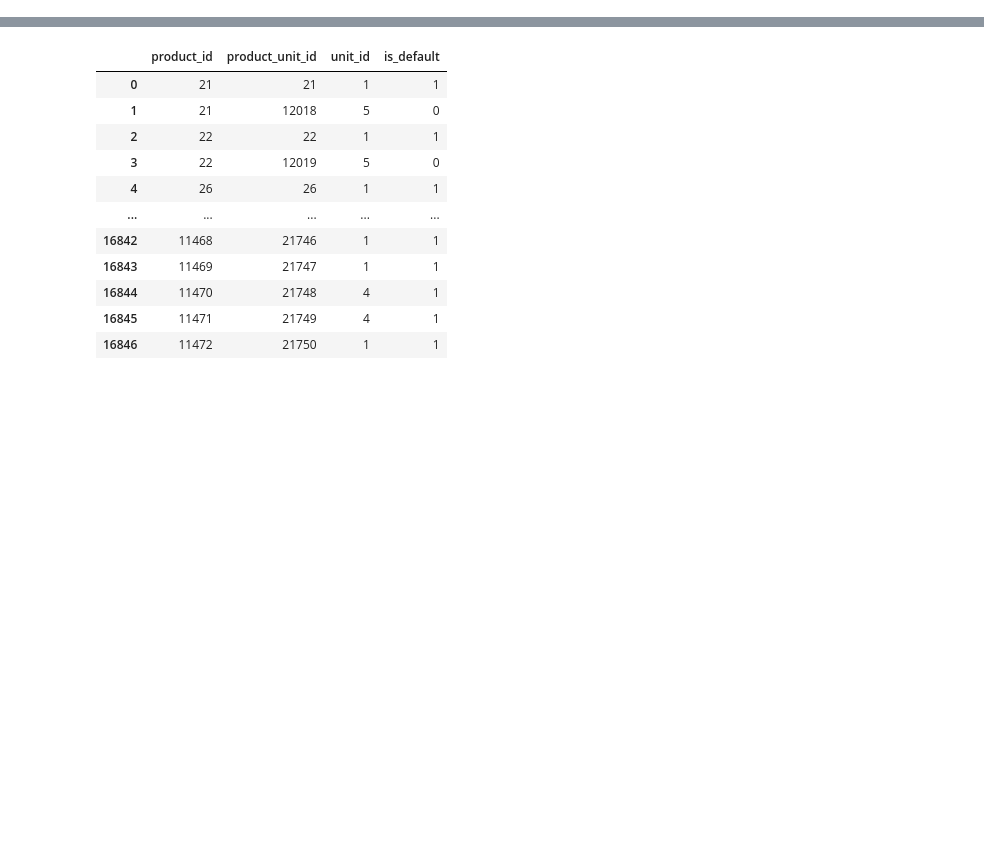
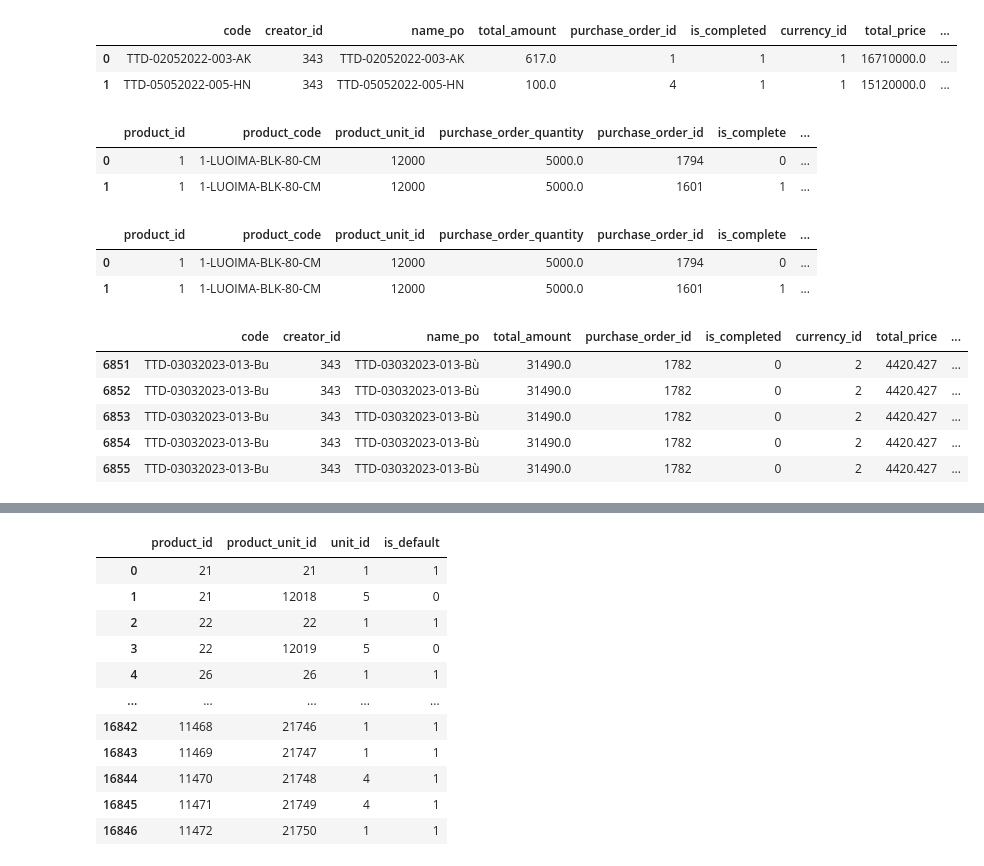
Before and after one commit to Thang1703hrsh/TMSDjango, a Jupyter notebook: temporary/get_purchase_order.ipynb, the cells around one changed output, grey strips where cells are left out. Saved outputs shown, nothing was run; the diff lists cells and outputs as text; code cells hidden in the pictures; blank space fills up the shorter version.

```diff
--- a/temporary/get_purchase_order.ipynb
+++ b/temporary/get_purchase_order.ipynb
@@ -7,0 +38,3 @@ now = datetime.now()
+# %%
+dfPurchaseOrder = pd.read_csv('../data_csv/PurchaseOrder.csv')
+dfPurchaseOrder.head(2)
@@ -7,0 +45,33 @@ now = datetime.now()
+# %%
+dfPurchaseOrder = dfPurchaseOrder.merge(dfCurrency[['currency_id' , 'currency_code']] , on = 'currency_id')
+dfPurchaseOrder.head(2)
+# %% [output]
+|  | code | creator_id | name_po | total_amount | purchase_order_id | is_completed | currency_id | total_price | ... |
+| 0 | TTD-02052022-003-AK | 343 | TTD-02052022-003-AK | 617.0 | 1 | 1 | 1 | 16710000.0 | ... |
+| 1 | TTD-05052022-005-HN | 343 | TTD-05052022-005-HN | 100.0 | 4 | 1 | 1 | 15120000.0 | ... |
+# %%
+dfPurchaseOrderDetail = pd.read_csv('../data_csv/PurchaseOrderDetail.csv')
+dfPurchaseOrderDetail.head(2)
+# %% [output]
+|  | product_id | product_code | product_unit_id | purchase_order_quantity | purchase_order_id | is_complete | ... |
+| 0 | 1 | 1-LUOIMA-BLK-80-CM | 12000 | 5000.0 | 1794 | 0 | ... |
+| 1 | 1 | 1-LUOIMA-BLK-80-CM | 12000 | 5000.0 | 1601 | 1 | ... |
+# %%
+dfPurchaseOrderDetail = dfPurchaseOrderDetail.merge(dfProductUnit[['product_id' , 'product_unit_id' , 'name_unit']])
+dfPurchaseOrderDetail.head(2)
+# %% [output]
+|  | product_id | product_code | product_unit_id | purchase_order_quantity | purchase_order_id | is_complete | ... |
+| 0 | 1 | 1-LUOIMA-BLK-80-CM | 12000 | 5000.0 | 1794 | 0 | ... |
+| 1 | 1 | 1-LUOIMA-BLK-80-CM | 12000 | 5000.0 | 1601 | 1 | ... |
+# %%
+dfPurchaseOrderTotal = dfPurchaseOrder.merge(dfPurchaseOrderDetail, on = 'purchase_order_id', how = 'left').replace(np.NaN , 0)
+dfPurchaseOrderTotal.tail(10)
+dfPurchaseOrderTotal['total_price_exchange'] = dfPurchaseOrderTotal['total_price'] * dfPurchaseOrderTotal['vnd_exchange_rate']
+dfPurchaseOrderTotal[dfPurchaseOrderTotal['code'] == 'TTD-03032023-013-Bu']
+# %% [output]
+|  | code | creator_id | name_po | total_amount | purchase_order_id | is_completed | currency_id | total_price | ... |
+| 6851 | TTD-03032023-013-Bu | 343 | TTD-03032023-013-Bù | 31490.0 | 1782 | 0 | 2 | 4420.427 | ... |
+| 6852 | TTD-03032023-013-Bu | 343 | TTD-03032023-013-Bù | 31490.0 | 1782 | 0 | 2 | 4420.427 | ... |
+| 6853 | TTD-03032023-013-Bu | 343 | TTD-03032023-013-Bù | 31490.0 | 1782 | 0 | 2 | 4420.427 | ... |
+| 6854 | TTD-03032023-013-Bu | 343 | TTD-03032023-013-Bù | 31490.0 | 1782 | 0 | 2 | 4420.427 | ... |
+| 6855 | TTD-03032023-013-Bu | 343 | TTD-03032023-013-Bù | 31490.0 | 1782 | 0 | 2 | 4420.427 | ... |
```
Also changed, not shown: parts of 11 cells of this notebook, 11 other files.
